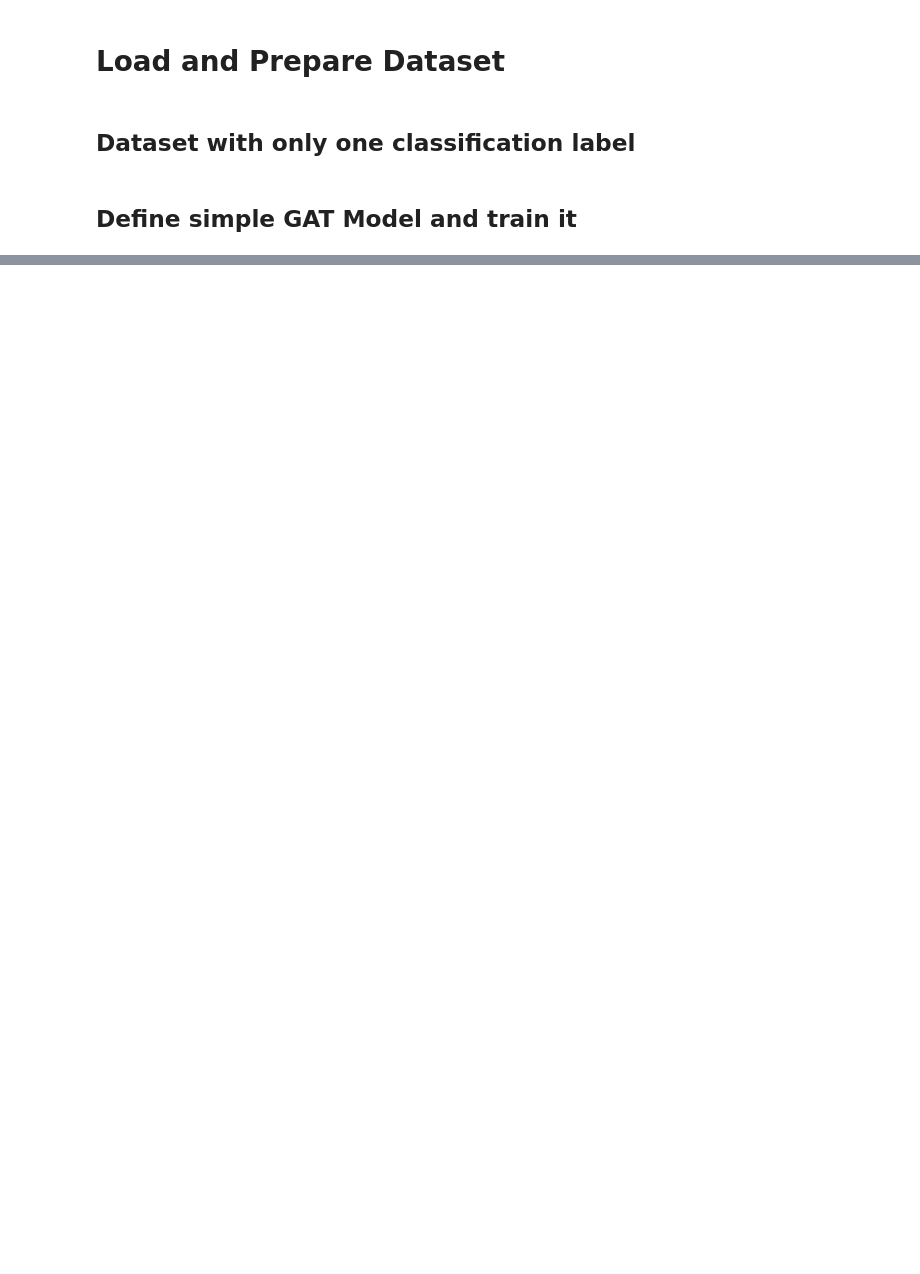
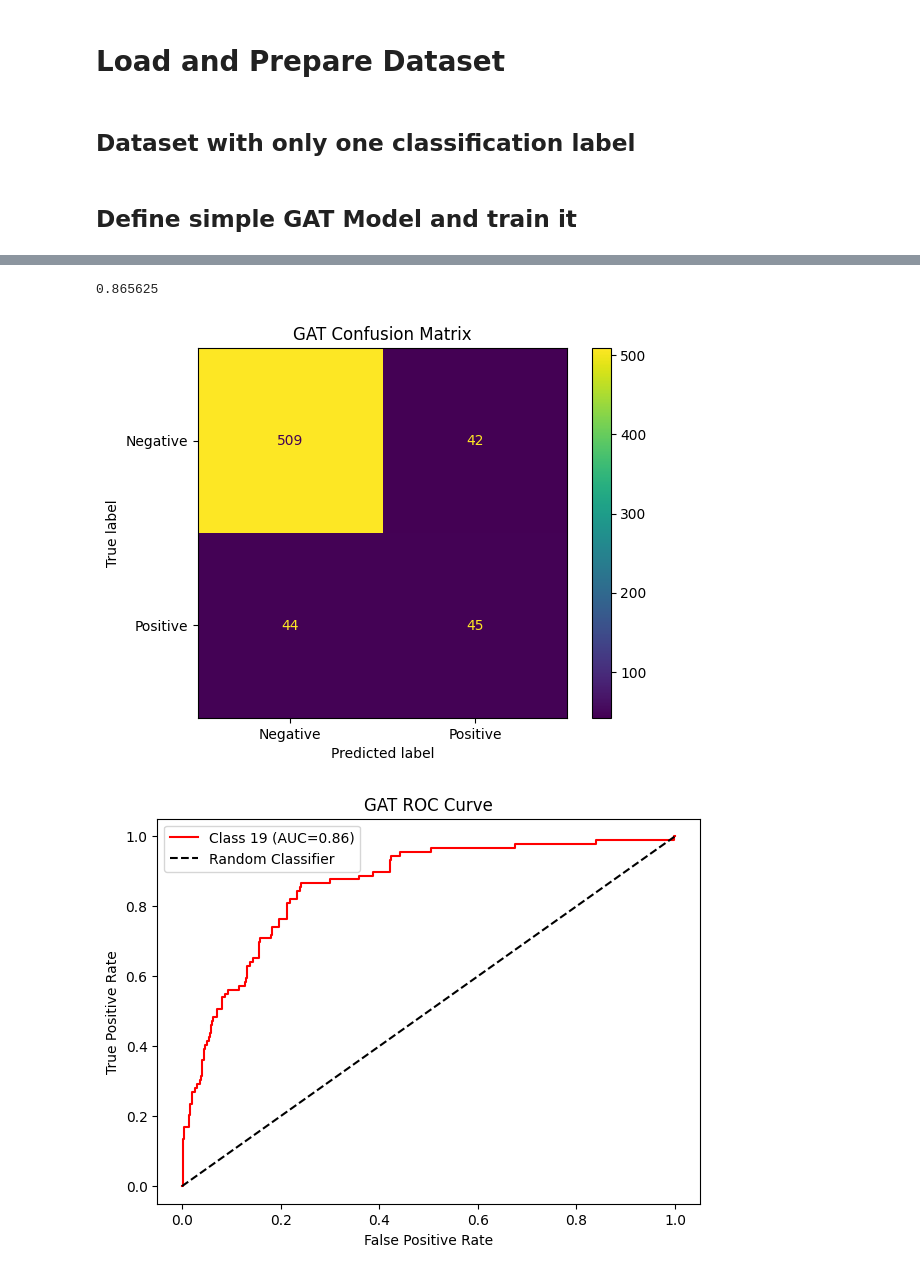
Before and after one commit to ShaswataRoy/xAI_Drug, a Jupyter notebook: Max/TOX21_GAT.ipynb, the cells around one changed output, grey strips where cells are left out. Drawn from its saved outputs; the diff is of its cells as text; code cells hidden in the pictures; blank space fills up the shorter version.

```diff
--- a/Max/TOX21_GAT.ipynb
+++ b/Max/TOX21_GAT.ipynb
@@ -181,0 +199,33 @@ Epoch 1000 | Train Loss: 0.2148 | Val Loss: 0.2393 | Acc: 0.9172
+# %%
+preds_test, labels_test = evaluate(model, test_dataloader)
+preds_prob_test = torch.sigmoid(preds_test)
+ypred_test = np.array([1 if p>0.5 else 0 for p in preds_prob_test])
+acc_test = accuracy_score(labels_test.numpy(), ypred_test)
+print(acc_test)
+
+# Confusion matrix
+c_matrix = confusion_matrix(labels_test.numpy(), ypred_test)
+disp = ConfusionMatrixDisplay(
+    c_matrix, display_labels=["Negative","Positive"]
+)
+disp.plot()
+plt.title("GAT Confusion Matrix")
+plt.savefig('GAT_confusion.pdf')
+plt.show()
+
+# AUC by class
+y_true_bin = label_binarize(labels_test.numpy(), classes=np.arange(2))
+plt.figure(figsize=(7,5))
+fpr, tpr, _ = roc_curve(y_true_bin[:, 0], preds_prob_test.numpy())
+plt.plot(fpr, tpr, "r-", label=f"Class {i} (AUC={auc(fpr, tpr):.2f})")
+plt.plot([0,1], [0,1], "k--", label="Random Classifier")
+plt.xlabel("False Positive Rate")
+plt.ylabel("True Positive Rate")
+plt.title("GAT ROC Curve")
+plt.legend()
+plt.savefig('GAT_ROC.pdf')
+plt.show()
+# %% [output]
+0.865625
+[figure, added]
+[figure, added]
```
Also changed, not shown: parts of 5 cells of this notebook.
